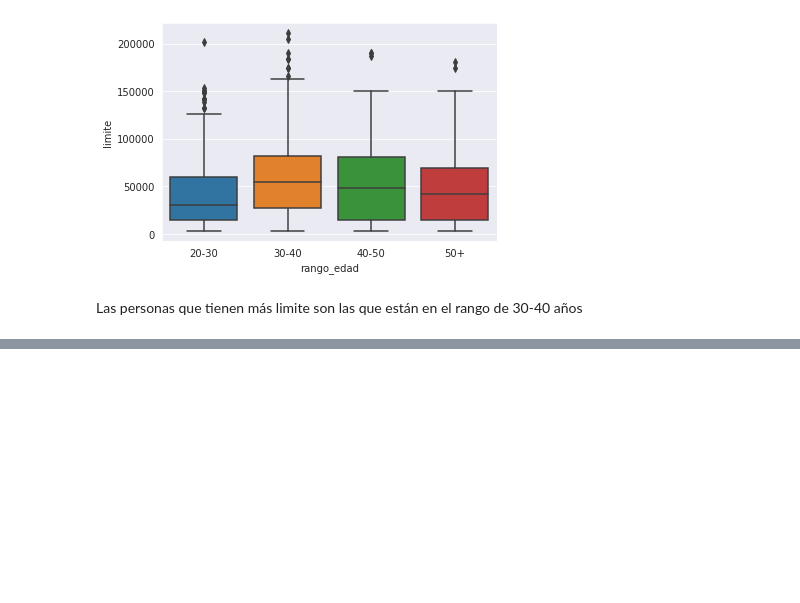
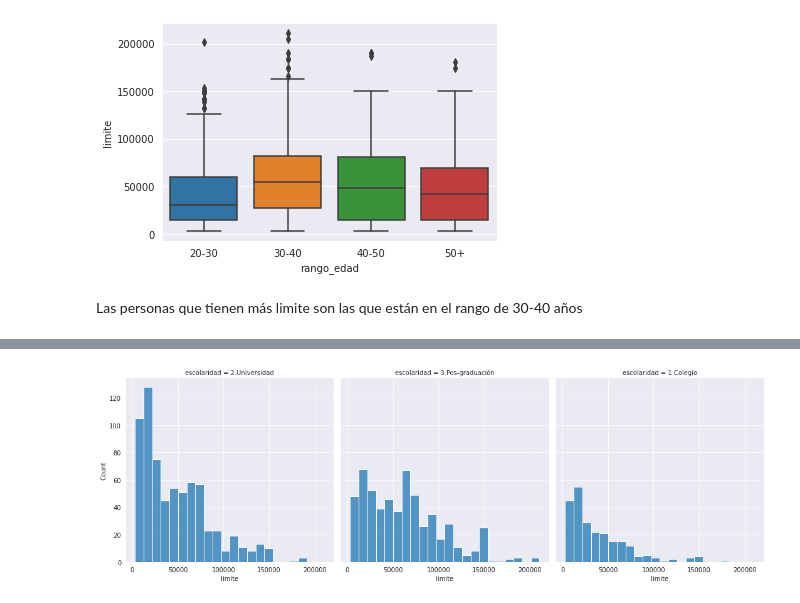
Before and after one commit to exequiel-farias/visualizacion-de-datos, a Jupyter notebook: Analisis_de_datos.ipynb, the cells around one changed output, grey strips where cells are left out. Drawn from its saved outputs; the diff is of its cells as text; code cells hidden in the pictures; blank space fills up the shorter version.

```diff
--- a/Analisis_de_datos.ipynb
+++ b/Analisis_de_datos.ipynb
@@ -347,0 +363,5 @@ Las personas que tienen más limite son las que están en el rango de 30-40 año
+# %%
+#Para crear un grafico para cada una de las opciones de escolaridad se hace:
+sns.displot(data=tarjetas, x='limite', col='escolaridad');
+# %% [output]
+[figure, added]
```
Also changed, not shown: parts of 19 cells of this notebook.
